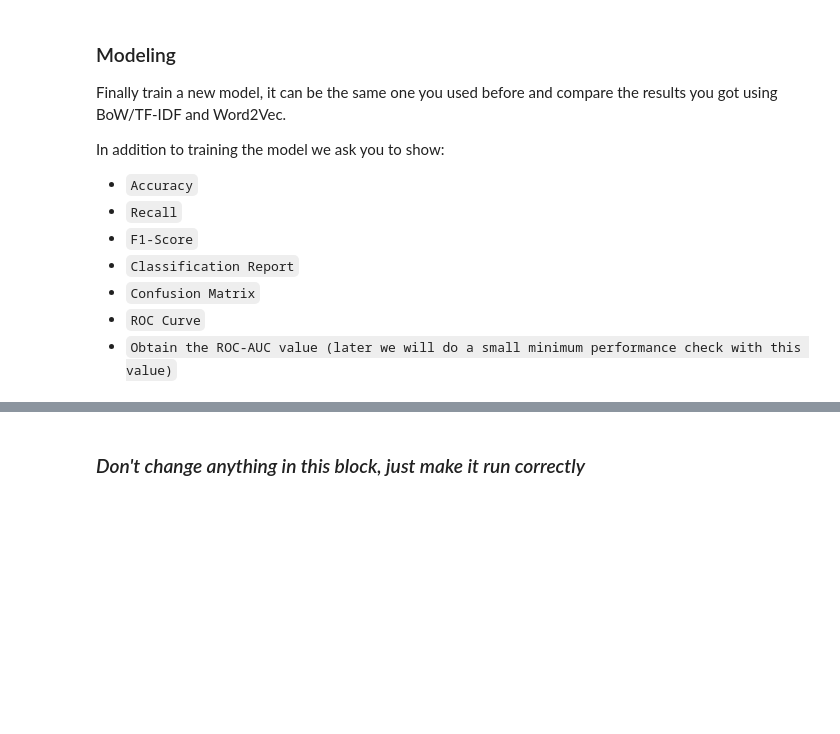
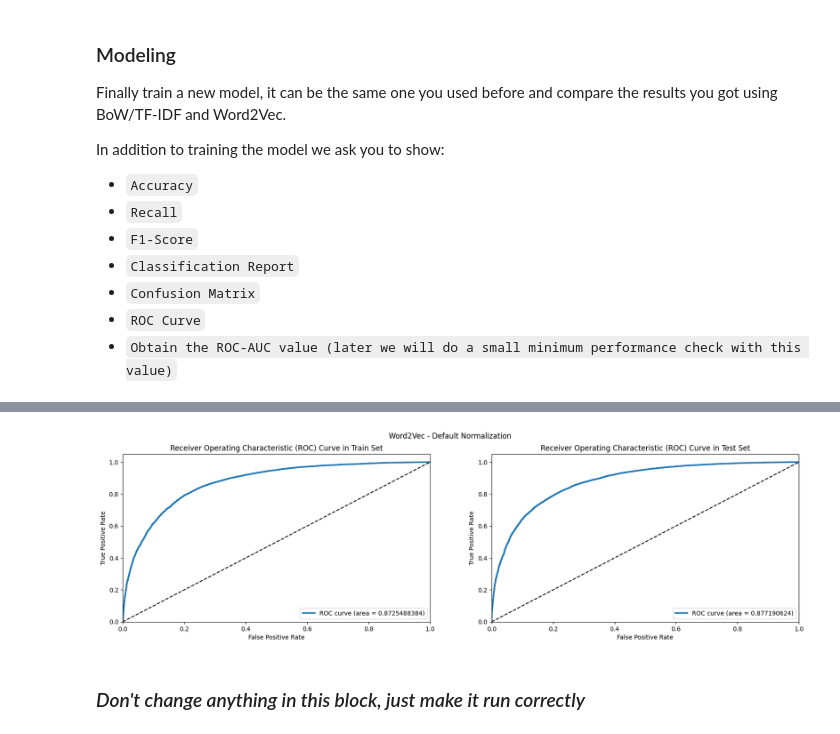
Before and after one commit to JotaCe7/Large-Movie-Review-Sentiment-Analysis, a Jupyter notebook: Sentiment_Analysis_NLP.ipynb, the cells around one changed output, grey strips where cells are left out. Drawn from its saved outputs; the diff is of its cells as text; code cells hidden in the pictures; blank space fills up the shorter version.

Commit message:
word2vec embedding

```diff
--- a/Sentiment_Analysis_NLP.ipynb
+++ b/Sentiment_Analysis_NLP.ipynb
@@ -515,7 +525,30 @@ Where:
 * `corpus:` corresponds to the entire dataset, in this way we obtain an average vector for each review, with a single call to the function.
 * `model:` is your trained model.
 * `num_features:` the dimension of the output vector of your embedding (remember that in our case we set this value to 100).
-# %%
-def vectorizer(corpus, model, num_features=100):
-    # Put your code
-    return corpus_vectors
+# %%
+def vectorizer(corpus, model, num_features=100):
+    vocabulary = model.wv.index_to_key
+    corpus_vectors = []
+    words_not_in_vocabulary = set()
+    for doc in corpus:
+        sum = np.zeros(num_features)
+        word_count = 0
+        for word in doc:
+            if word in vocabulary:
+                sum+=model.wv[word]
+                word_count+=1
+            else:
+                words_not_in_vocabulary.add(word)
+        corpus_vectors.append(sum/word_count)
+    print(len(words_not_in_vocabulary), " words not found in vocabulary.")
+
+    return corpus_vectors, words_not_in_vocabulary
+# %%
+try:
+  utils.load_object('corpus_vectorized_train.pickle')
+except:
+  corpus_vectorized_train = utils.save_object(vectorizer(X_train_tokenized, model_w2v), 'corpus_vectorized_train.pickle')
+try:
+  utils.load_object('corpus_vectorized_test.pickle')
+except:
+  corpus_vectorized_test = utils.save_object(vectorizer(X_test_tokenized, model_w2v), 'corpus_vectorized_test.pickle')
@@ -563,3 +604,14 @@ In addition to training the model we ask you to show:
 * `Confusion Matrix`
 * `ROC Curve`
 * `Obtain the ROC-AUC value (later we will do a small minimum performance check with this value)`
+# %%
+model_word2vec = LogisticRegression(random_state = 7)
+model_word2vec.fit(corpus_vectorized_train[0], y_train)
+y_train_pred_word2vec = model_word2vec.predict(corpus_vectorized_train[0])
+y_pred_word2vec       = model_word2vec.predict(corpus_vectorized_test[0])
+
+print("*****************  Word2Vec   *****************")
+accuracy_word2vec, precision_word2vec, recall_word2vec, f1_score_word2vec = evaluation.get_performance(
+        y_pred_word2vec,
+        y_test
+    )
@@ -566,3 +643,7 @@ In addition to training the model we ask you to show:
+# %%
+roc_auc_train_word2vec, roc_auc_test_word2vec = evaluation.plot_roc_train_test(model_word2vec, corpus_vectorized_train[0], y_train, corpus_vectorized_test[0], y_test, sup_title="Word2Vec - Default Normalization")
+# %% [output]
+[figure, added]
 # %% [markdown]
 ### *Don't change anything in this block, just make it run correctly*
 # %%
```
Also changed, not shown: parts of 8 cells of this notebook, 1 other file.
